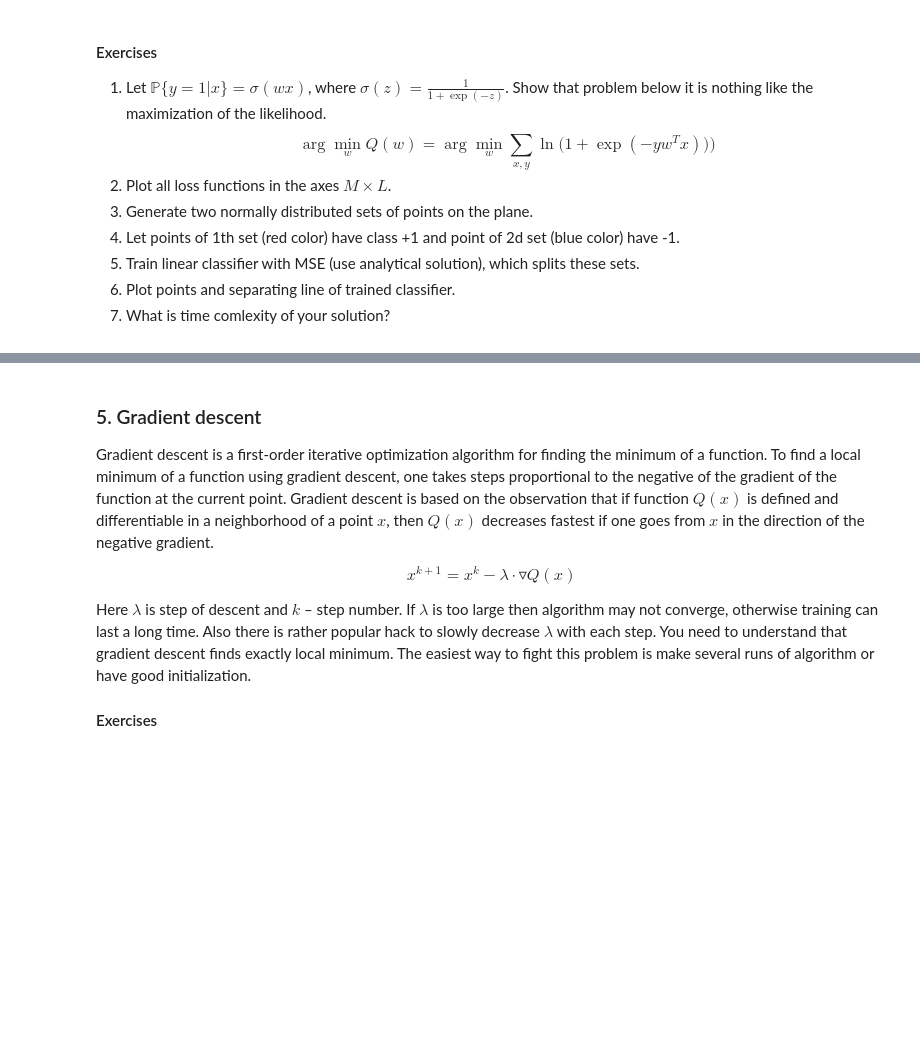
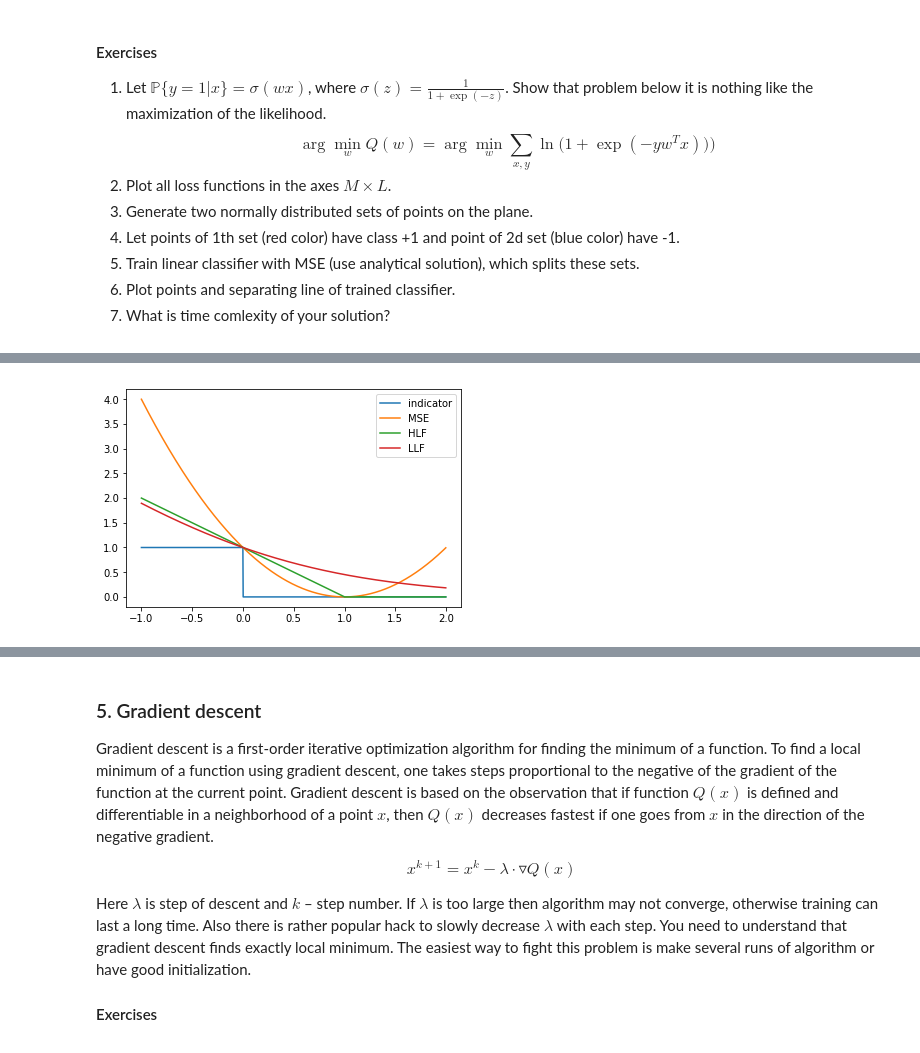
Before and after one commit to Dessous/renju, a Jupyter notebook: lab1/lab-1.ipynb, the cells around one changed output, grey strips where cells are left out. Saved outputs shown, nothing was run; the diff lists cells and outputs as text; code cells hidden in the pictures; blank space fills up the shorter version.

```diff
--- a/lab1/lab-1.ipynb
+++ b/lab1/lab-1.ipynb
@@ -165,0 +229,24 @@ $$\arg\min_{w}Q(w) = \arg\min_{w} \sum_{x, y} \ln \big(1 + \exp(-yw^Tx )) \big)$
+# %%
+def indicator(M):
+    return M < 0
+
+def MSE(M):
+    return (M - 1) ** 2
+
+def HLF(M):
+    return np.maximum(0, 1 - M)
+
+def LLF(M):
+    return np.log(1 + np.exp(-M)) / np.log(2)
+# %%
+M = np.asarray([-1 + 3 * i / 1000 for i in range(1000)])
+M = np.reshape(M, (1000, 1))
+
+indicator_f, = plt.plot(M, indicator(M), label='indicator')
+MSE_f, = plt.plot(M, MSE(M), label='MSE')
+HLF_f, = plt.plot(M, HLF(M), label='HLF')
+LLF_f, = plt.plot(M, LLF(M), label='LLF')
+plt.legend(handles=[indicator_f, MSE_f, HLF_f, LLF_f])
+plt.show()
+# %% [output]
+[figure, added]
```
Also changed, not shown: parts of 51 cells of this notebook.
